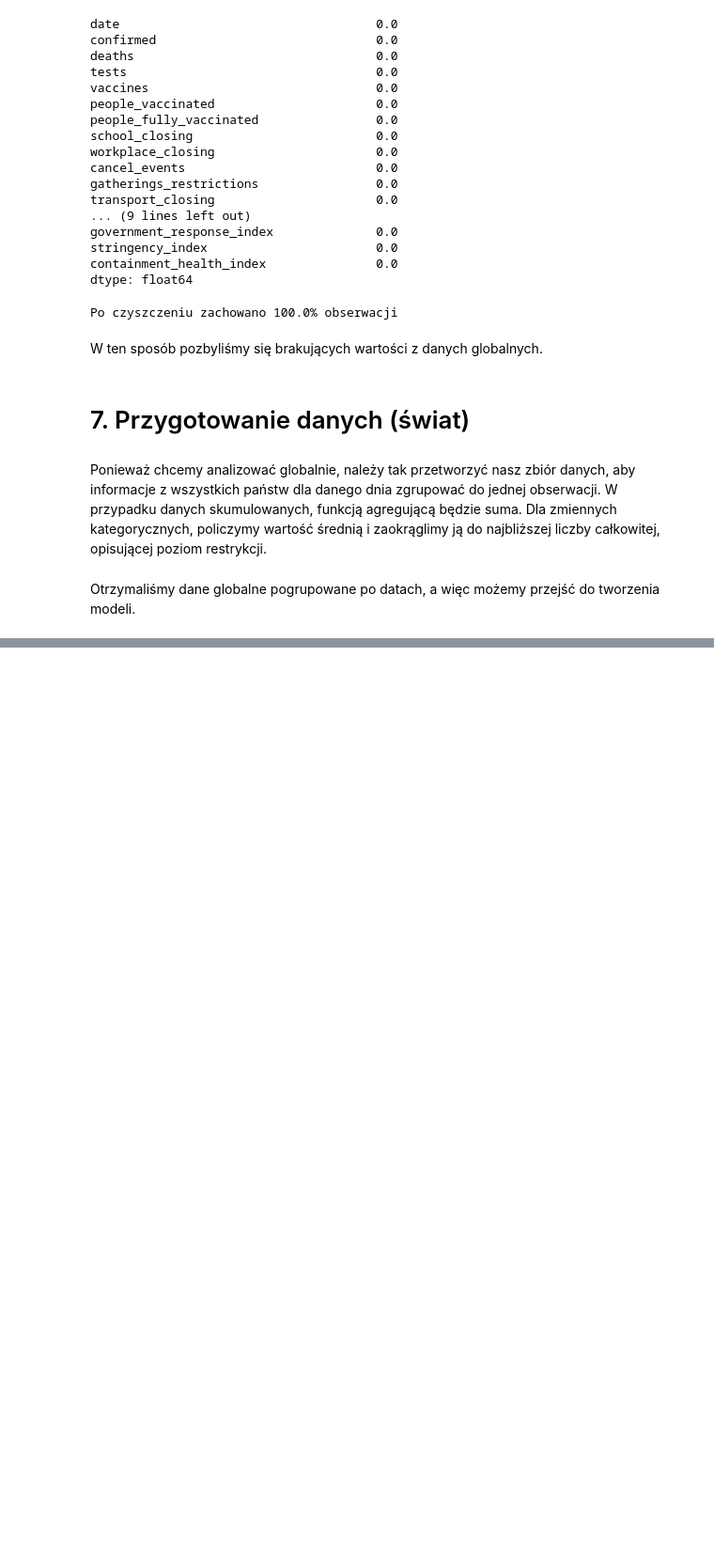
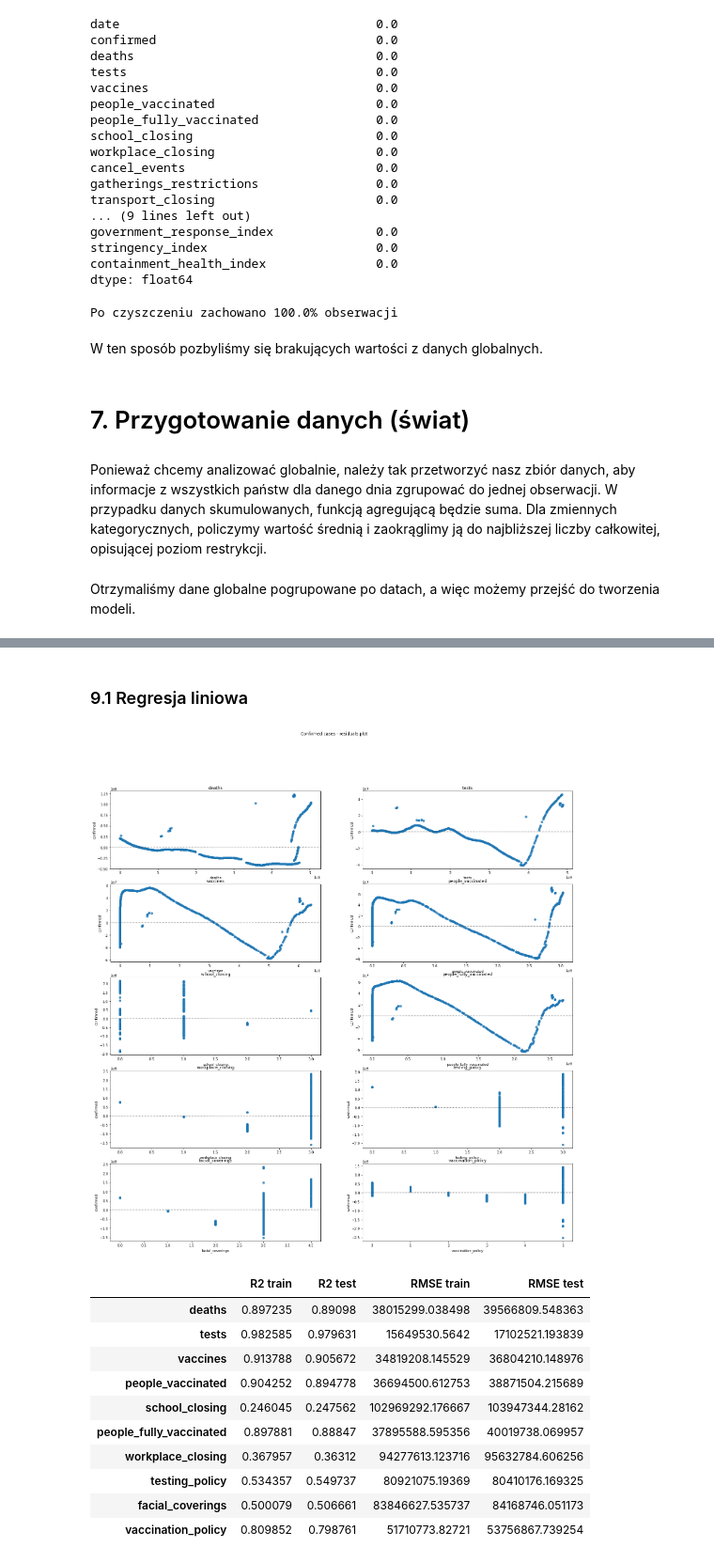
Before and after one commit to kzarnowski/covid19-analysis, a Jupyter notebook: Żarnowski_Krzysztof_P1.ipynb, the cells around one changed output, grey strips where cells are left out. Shown at 94% size. Cells and saved outputs as stored; diff of their text form; code cells hidden in the pictures; blank space fills up the shorter version.

```diff
--- a/Żarnowski_Krzysztof_P1.ipynb
+++ b/Żarnowski_Krzysztof_P1.ipynb
@@ -884,0 +895,15 @@ Otrzymaliśmy dane globalne pogrupowane po datach, a więc możemy przejść do
+# %%
+confirmed_explanatory = [
+    'deaths',
+    'tests',
+    'vaccines',
+    'people_vaccinated',
+    'school_closing',
+    'people_fully_vaccinated',
+    'workplace_closing',
+    'testing_policy',
+    'facial_coverings',
+    'vaccination_policy',
+]
+
+deaths_explanatory = confirmed_explanatory
@@ -884,0 +912,48 @@ Otrzymaliśmy dane globalne pogrupowane po datach, a więc możemy przejść do
+# %%
+x_train, x_test, y_train, y_test = train_test_split(world[confirmed_explanatory], world[["confirmed"]])
+# %% [markdown]
+### 9.1 Regresja liniowa
+# %%
+models_confirmed_1 = pd.DataFrame(index=[confirmed_explanatory], columns = ['R2 train', 'R2 test', 'RMSE train', 'RMSE test'])
+
+fig, ax = plt.subplots(5, 2, figsize=(24,24))
+fig.suptitle('Confirmed cases - residuals plot')
+
+for idx, col in enumerate(confirmed_explanatory):
+    reg = LinearRegression()
+
+    reg.fit(np.array(x_train[[col]], dtype = np.float64).reshape(-1, 1), y_train)
+
+    pred_train = reg.predict(np.array(x_train[col]).reshape(-1,1))
+    pred_test = reg.predict(np.array(x_test[col]).reshape(-1,1))
+
+    r2_train = reg.score(x_train[[col]], y_train)
+    r2_test = reg.score(x_test[[col]], y_test)
+    rmse_train = np.sqrt(mse(y_train, pred_train))
+    rmse_test = np.sqrt(mse(y_test, pred_test))
+
+    residuals_train = y_train - pred_train
+    residuals_test = y_test - pred_test
+
+    models_confirmed_1.iloc[idx, :] = [r2_train, r2_test, rmse_train, rmse_test]
+
+    m = idx // 2
+    n = idx % 2
+    sns.residplot(ax=ax[m,n], x=x_train[col], y=y_train['confirmed'])
+    ax[m, n].set_title(col)
+
+plt.show()
+models_confirmed_1
+# %% [output]
+[figure, added]
+|  | R2 train | R2 test | RMSE train | RMSE test |
+| deaths | 0.897235 | 0.89098 | 38015299.038498 | 39566809.548363 |
+| tests | 0.982585 | 0.979631 | 15649530.5642 | 17102521.193839 |
+| vaccines | 0.913788 | 0.905672 | 34819208.145529 | 36804210.148976 |
+| people_vaccinated | 0.904252 | 0.894778 | 36694500.612753 | 38871504.215689 |
+| school_closing | 0.246045 | 0.247562 | 102969292.176667 | 103947344.28162 |
+| people_fully_vaccinated | 0.897881 | 0.88847 | 37895588.595356 | 40019738.069957 |
+| workplace_closing | 0.367957 | 0.36312 | 94277613.123716 | 95632784.606256 |
+| testing_policy | 0.534357 | 0.549737 | 80921075.19369 | 80410176.169325 |
+| facial_coverings | 0.500079 | 0.506661 | 83846627.535737 | 84168746.051173 |
+| vaccination_policy | 0.809852 | 0.798761 | 51710773.82721 | 53756867.739254 |
```
Also changed, not shown: parts of 24 cells of this notebook.
